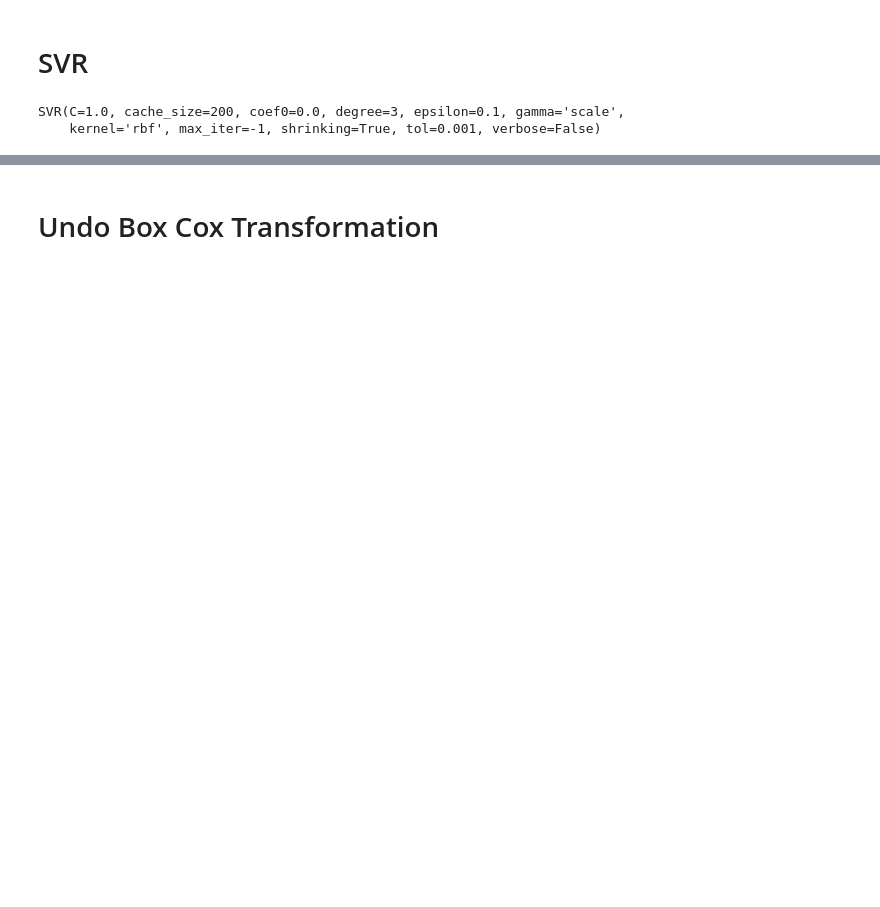
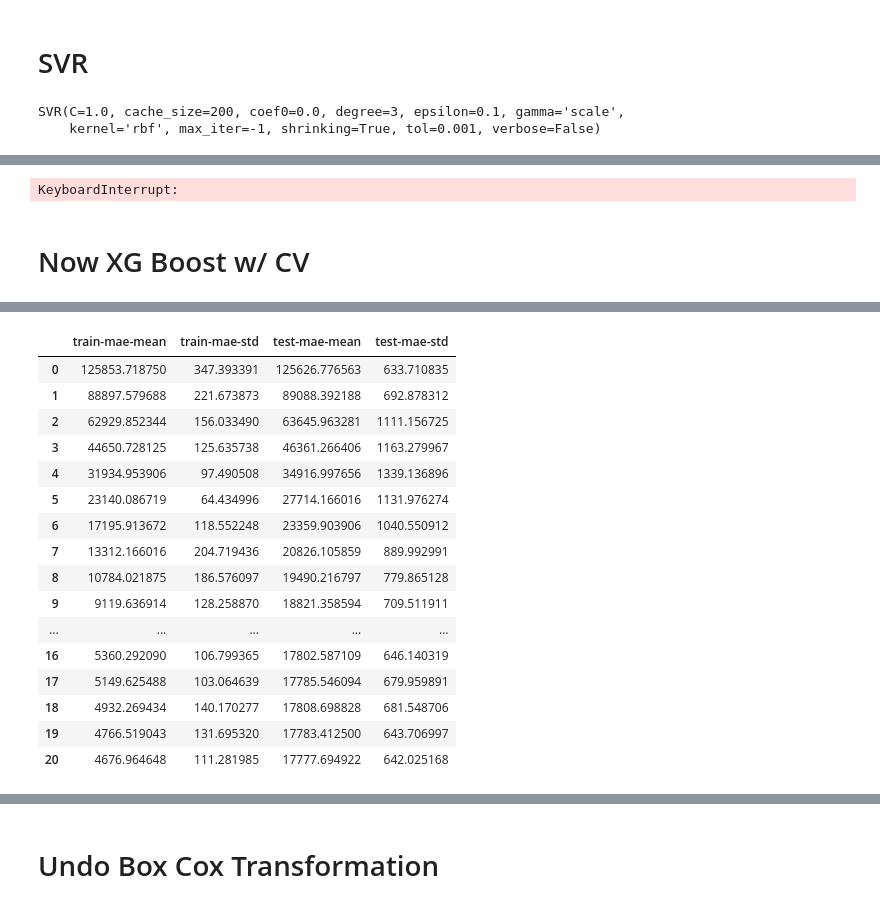
Before and after one commit to Where-Does-The-Money-Go/Kaggle_Ames_IA, a Jupyter notebook: Models.ipynb, the cells around one changed output, grey strips where cells are left out. Saved outputs shown, nothing was run; the diff lists cells and outputs as text; code cells hidden in the pictures; blank space fills up the shorter version.

```diff
--- a/Models.ipynb
+++ b/Models.ipynb
@@ -163,6 +134,6 @@ mlr_best.score(X_test, y_test)
 # %%
 lasso = Lasso()
-lasso
+lasso.fit(X_train, y_train)
 # %% [output]
 Lasso(alpha=1.0, copy_X=True, fit_intercept=True, max_iter=1000,
       normalize=False, positive=False, precompute=False, random_state=None,
@@ -188,4 +140,0 @@ LinearRegression(copy_X=True, fit_intercept=False, n_jobs='None',
-# %%
-lasso_best = lasso_para_search.best_estimator_
-lasso_best.fit(X_train, y_train)
-lasso_best.score(X_train, y_train)
@@ -277,0 +227,5 @@ svr.score(X_test,y_test)
+# %%
+mlrCV = linear_model.LinearRegression()
+mlr_grid_param = [{'copy_X':[True,False], 'fit_intercept': [True,False], 'n_jobs': ['None'], 'normalize':[True,False]}]
+para_search = GridSearchCV(estimator=mlrCV, param_grid=mlr_grid_param, scoring='r2', cv=5, return_train_score=True)
+para_search = para_search.fit(X_train, y_train)
@@ -277,0 +263,12 @@ svr.score(X_test,y_test)
+# %%
+grid_para_tree = [{
+    "criterion": ["mse"],
+    "max_depth": np.linspace(start = 1, stop = 15, num = 4, dtype = int ),
+    "min_samples_split": np.linspace(start=2, stop=30, num=5, dtype=int),
+    "n_estimators": np.linspace(start = 80, stop = 120, num = 8, dtype = int )
+}]
+#tree_model.set_params(random_state=34)
+grid_search_rf = GridSearchCV(rf, grid_para_tree, cv=5, scoring='r2', n_jobs=-1)
+grid_search_rf = para_search.fit(X_train, y_train)
+# %% [output]
+KeyboardInterrupt:
@@ -277,0 +282,27 @@ svr.score(X_test,y_test)
+# %% [markdown]
+# Now XG Boost w/ CV
+# %%
+#Inspiration for this approach from https://blog.cambridgespark.com/hyperparameter-tuning-in-xgboost-4ff9100a3b2f
+dtrain = xgb.DMatrix(X_train, label=y_train)
+dtest = xgb.DMatrix(X_test, label=y_test)
+params = {
+    # Parameters that we are going to tune.
+    'max_depth':6,
+    'min_child_weight': 1,
+    'subsample': 1,
+    'colsample_bytree': 1,
+    # Other parameters
+    'objective':'reg:linear',
+}
+# %%
+cv_params = xgb.cv(
+    params,
+    dtrain,
+    num_boost_round=999,
+    seed=42,
+    nfold=5,
+    metrics={'mae'},
+    early_stopping_rounds=10
+)
+cv_params
+# %% [output]
@@ -277,0 +314,17 @@ svr.score(X_test,y_test)
+|  | train-mae-mean | train-mae-std | test-mae-mean | test-mae-std |
+| 0 | 125853.718750 | 347.393391 | 125626.776563 | 633.710835 |
+| 1 | 88897.579688 | 221.673873 | 89088.392188 | 692.878312 |
+| 2 | 62929.852344 | 156.033490 | 63645.963281 | 1111.156725 |
+| 3 | 44650.728125 | 125.635738 | 46361.266406 | 1163.279967 |
+| 4 | 31934.953906 | 97.490508 | 34916.997656 | 1339.136896 |
+| 5 | 23140.086719 | 64.434996 | 27714.166016 | 1131.976274 |
+| 6 | 17195.913672 | 118.552248 | 23359.903906 | 1040.550912 |
+| 7 | 13312.166016 | 204.719436 | 20826.105859 | 889.992991 |
+| 8 | 10784.021875 | 186.576097 | 19490.216797 | 779.865128 |
+| 9 | 9119.636914 | 128.258870 | 18821.358594 | 709.511911 |
+| ... | ... | ... | ... | ... |
+| 16 | 5360.292090 | 106.799365 | 17802.587109 | 646.140319 |
+| 17 | 5149.625488 | 103.064639 | 17785.546094 | 679.959891 |
+| 18 | 4932.269434 | 140.170277 | 17808.698828 | 681.548706 |
+| 19 | 4766.519043 | 131.695320 | 17783.412500 | 643.706997 |
+| 20 | 4676.964648 | 111.281985 | 17777.694922 | 642.025168 |
```
Also changed, not shown: parts of 74 cells of this notebook, 1 other file.
